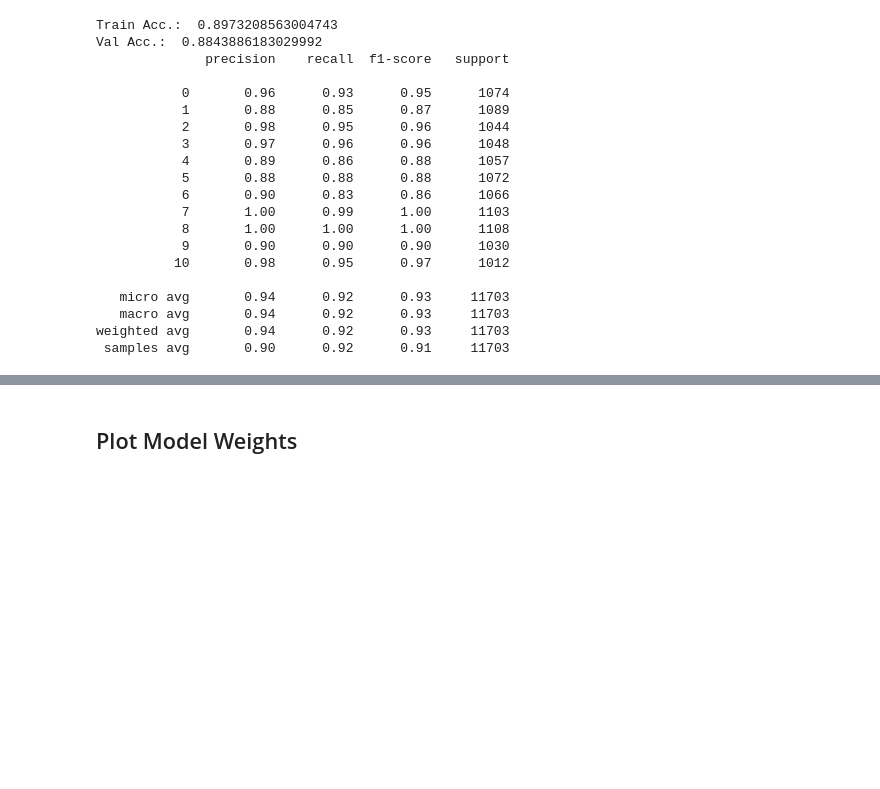
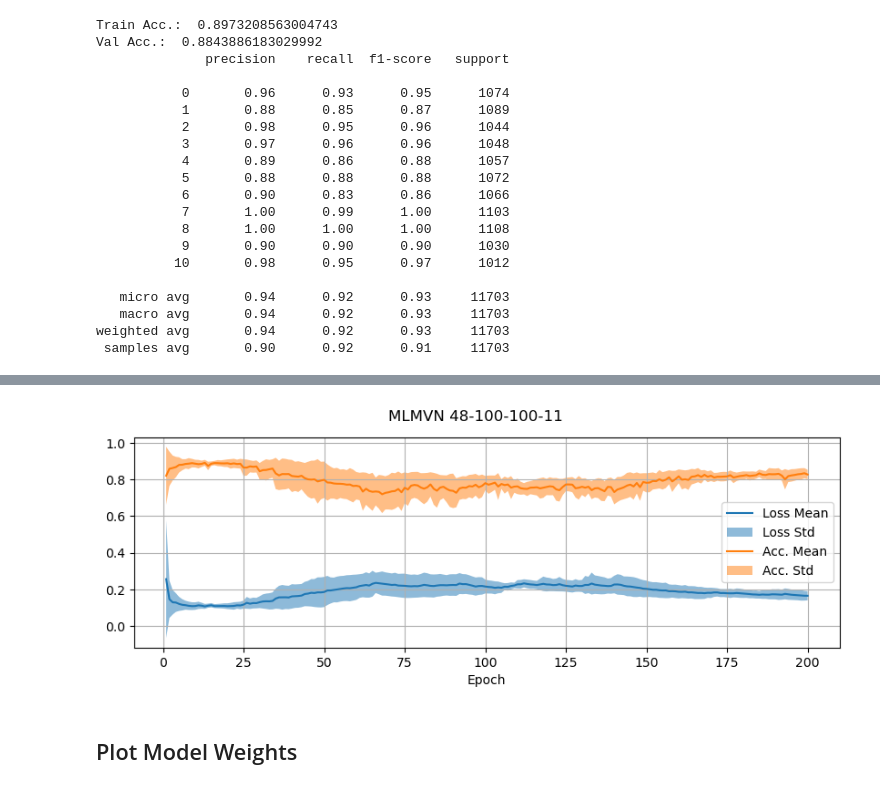
Before and after one commit to antonpf/mlmvn, a Jupyter notebook: nbs/examples/autass/01_autass_48-100-100-11.ipynb, the cells around one changed output, grey strips where cells are left out. Cells and saved outputs as stored; diff of their text form; code cells hidden in the pictures; blank space fills up the shorter version.

Commit message:
updated autass run

```diff
--- a/nbs/examples/autass/01_autass_48-100-100-11.ipynb
+++ b/nbs/examples/autass/01_autass_48-100-100-11.ipynb
@@ -154,6 +153,42 @@ def plot_weights(title, ylabel_1, ylabel_2, weights_real, weights_imag):
     plt.show()
 
 
+def plot_loss_acc_list(title, list_losses, list_scores, image_name):
+    losses = np.mean(list_losses, axis=0)
+    scores = np.mean(list_scores, axis=0)
+
+    losses_std = np.std(list_losses, axis=0)
+    scores_std = np.std(list_scores, axis=0)
+
+    fig, (ax1) = plt.subplots(1, 1, figsize=(10, 3))
+    fig.suptitle(title)
+    ax1.plot(np.linspace(1, len(losses), len(losses)), losses)
+    ax1.fill_between(
+        np.linspace(1, len(losses), len(losses)),
+        losses + losses_std,
+        losses - losses_std,
+        alpha=0.5,
+        linewidth=0,
+    )
+
+    ax1.plot(np.linspace(1, len(scores), len(scores)), scores)
+    ax1.fill_between(
+        np.linspace(1, len(scores), len(scores)),
+        scores + scores_std,
+        scores - scores_std,
+        alpha=0.5,
+        linewidth=0,
+    )
+    ax1.set_xlabel("Epoch")
+
+    plt.legend(["Loss Mean", "Loss Std", "Acc. Mean", "Acc. Std"])
+    fig.savefig(image_name, format="png", dpi=600)
+
+    plt.show()
+    # save
+    # fig.savefig(image_name + ".svg", format="svg", dpi=600)
+
+
 # --- Logging ---
 model_dict: dict = {}
 
@@ -184,7 +219,7 @@ categories = 2
 # how often a classification sector occurs (1 means no periodicity)
 periodicity = 1
 # path to store best model parameters
-PATH = "/home/antonpfeifer/Documents/mlmvn/nbs/examples/autass/models/autass-mlmvn_48-100-100-11.pt"
+PATH = "/run/media/antonp/Daten/Dev/mlmvn_pytorch/mlmvn/nbs/examples/autass/models/autass-mlmvn_48-100-100-11.pt"
 # %% [markdown]
 ## Load Data
 # %%
@@ -544,3 +546,9 @@ Error:
+# %%
+title = "MLMVN 48-100-100-11"
+image_name = "results/MLMVN_48-100-100-11.png"
+plot_loss_acc_list(title, list_loss, list_acc, image_name)
+# %% [output]
+[figure, added]
 # %% [markdown]
 ## Plot Model Weights
 # %%
```
Also changed, not shown: parts of 2 cells of this notebook, 5 other files.
